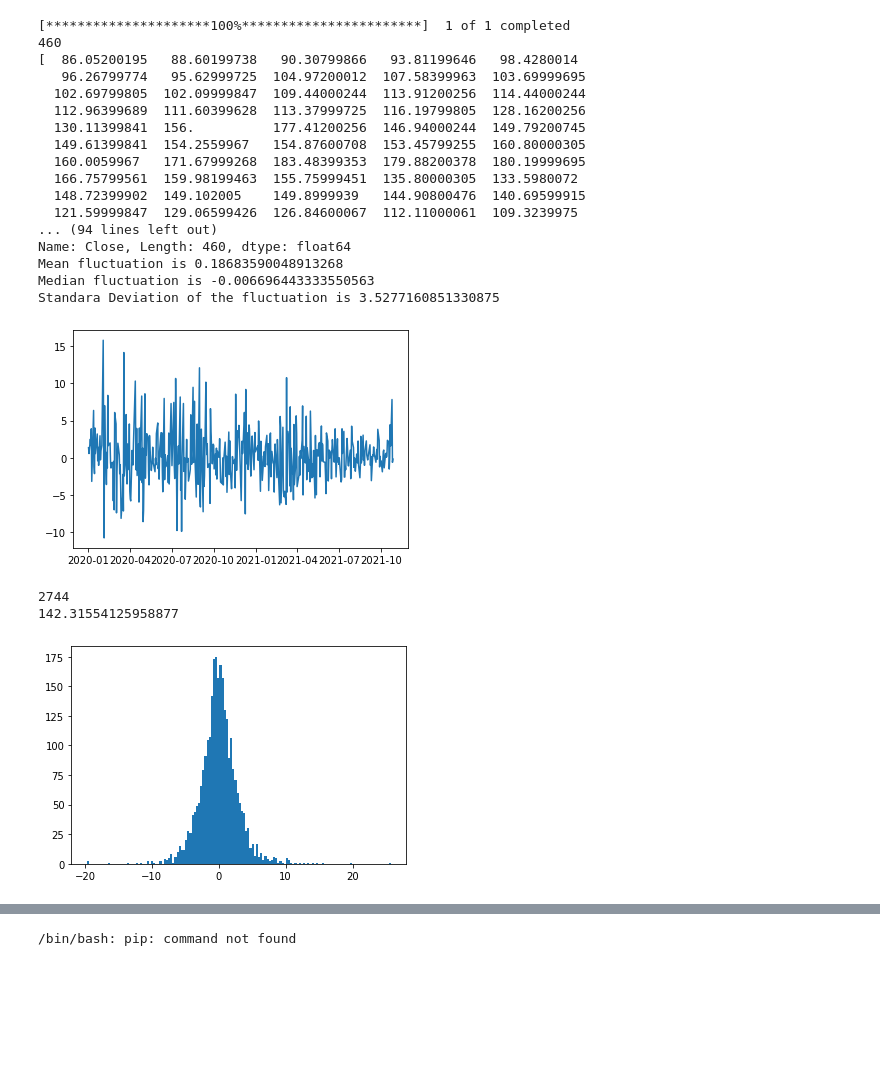
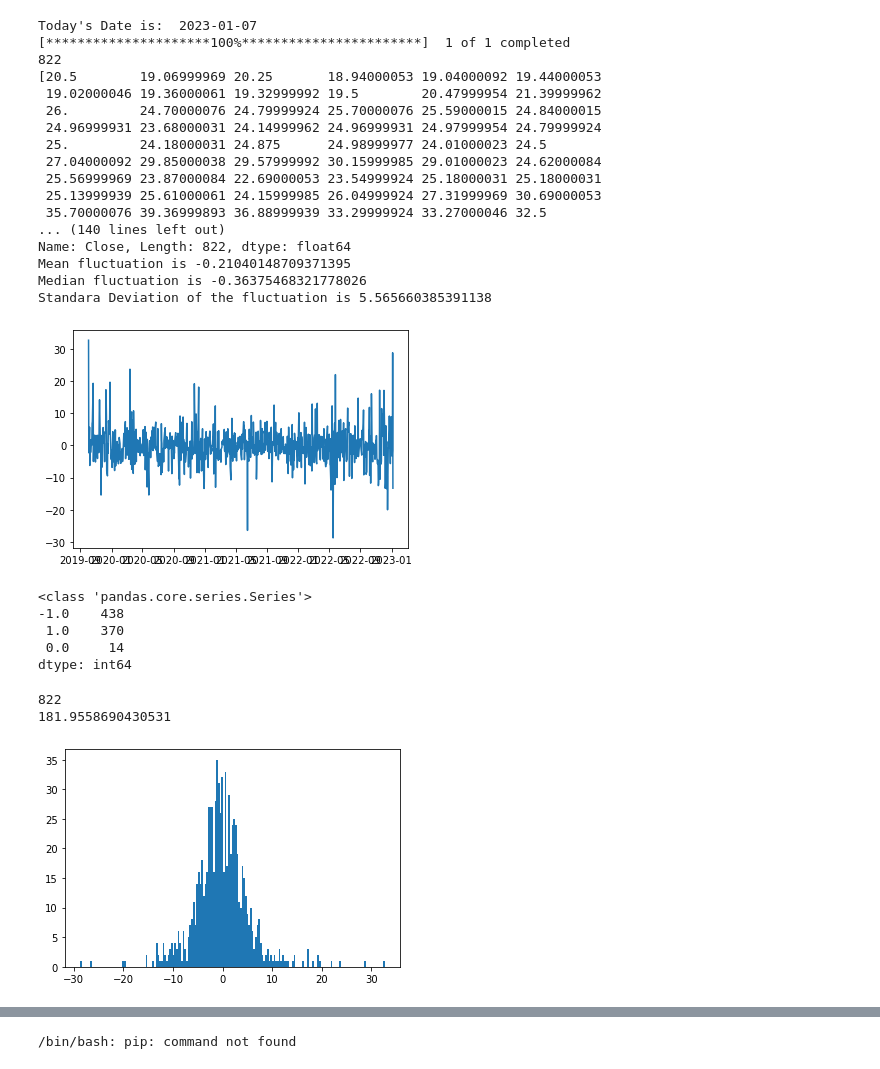
Before and after one commit to binodbhttr/wallstreetS, a Jupyter notebook: real_stockdata_analysis.ipynb, the cells around one changed output, grey strips where cells are left out. Saved outputs shown, nothing was run; the diff lists cells and outputs as text; code cells hidden in the pictures; blank space fills up the shorter version.

Commit message:
added realtime date capabilities

```diff
--- a/real_stockdata_analysis.ipynb
+++ b/real_stockdata_analysis.ipynb
@@ -6,54 +6,70 @@ import numpy as np
 import yfinance as yf
 
 # Get the data for the stock Apple by specifying the stock ticker, start date, and end date
-data = yf.download('TSLA','2020-01-01','2021-10-28')
+from datetime import date
+today = str(date.today())
+print("Today's Date is: ",today)
+
+data = yf.download('APRE','2019-01-01',today)
 
 #data = yf.download(tickers='AAPL', period='1d', interval='1m') #to download 1 day recent data
 # Plot the close prices
 import matplotlib.pyplot as plt
 
 #data.High.plot()
 
 x=np.array(data.Close)
 y=np.array(data.Open)
 
 delta=data.Close-data.Open
 
 d=(np.array(delta)/data.Open)*100
 
 print(len(d))
 print(x)
 plt.show()
 
 print(data.Close)
 
 fig1=plt.figure()
 ax1=fig1.add_subplot(111)
 
 ax1.plot(d)
 
 print("Mean fluctuation is",np.mean(d))
 print("Median fluctuation is",np.median(d))
 print("Standara Deviation of the fluctuation is",np.std(d))
 # %% [output]
+Today's Date is:  2023-01-07
 [*********************100%***********************]  1 of 1 completed
-460
-[  86.05200195   88.60199738   90.30799866   93.81199646   98.4280014
-   96.26799774   95.62999725  104.97200012  107.58399963  103.69999695
-  102.69799805  102.09999847  109.44000244  113.91200256  114.44000244
-  112.96399689  111.60399628  113.37999725  116.19799805  128.16200256
-  130.11399841  156.          177.41200256  146.94000244  149.79200745
-  149.61399841  154.2559967   154.87600708  153.45799255  160.80000305
-  160.0059967   171.67999268  183.48399353  179.88200378  180.19999695
-  166.75799561  159.98199463  155.75999451  135.80000305  133.5980072
-  148.72399902  149.102005    149.8999939   144.90800476  140.69599915
-  121.59999847  129.06599426  126.84600067  112.11000061  109.3239975
-... (94 lines left out)
-Name: Close, Length: 460, dtype: float64
-Mean fluctuation is 0.18683590048913268
-Median fluctuation is -0.006696443333550563
-Standara Deviation of the fluctuation is 3.5277160851330875
+822
+[20.5        19.06999969 20.25       18.94000053 19.04000092 19.44000053
+ 19.02000046 19.36000061 19.32999992 19.5        20.47999954 21.39999962
+ 26.         24.70000076 24.79999924 25.70000076 25.59000015 24.84000015
+ 24.96999931 23.68000031 24.14999962 24.96999931 24.97999954 24.79999924
+ 25.         24.18000031 24.875      24.98999977 24.01000023 24.5
+ 27.04000092 29.85000038 29.57999992 30.15999985 29.01000023 24.62000084
+ 25.56999969 23.87000084 22.69000053 23.54999924 25.18000031 25.18000031
+ 25.13999939 25.61000061 24.15999985 26.04999924 27.31999969 30.69000053
+ 35.70000076 39.36999893 36.88999939 33.29999924 33.27000046 32.5
+... (140 lines left out)
+Name: Close, Length: 822, dtype: float64
+Mean fluctuation is -0.21040148709371395
+Median fluctuation is -0.36375468321778026
+Standara Deviation of the fluctuation is 5.565660385391138
-[figure, old version]
+[figure, new version]
+# %%
+print(type(delta))
+#print(np.sign(delta))
+sign_delta=np.sign(delta)
+vc=sign_delta.value_counts()
+print(vc)
+# %% [output]
+<class 'pandas.core.series.Series'>
+-1.0    438
+ 1.0    370
+ 0.0     14
+dtype: int64
 # %%
 n=len(d)
 print(n)
@@ -62,9 +78,9 @@ print(bin)
 counts, bins, bars=plt.hist(d,int(bin))
 a=list(zip(counts,bins))
 # %% [output]
-2744
-142.31554125958877
+822
+181.9558690430531
-[figure, old version]
+[figure, new version]
 # %%
 arr=(np.array(d))
 moving_d=np.zeros(len(d))
```
Also changed, not shown: parts of 5 cells of this notebook, 7 other files.
